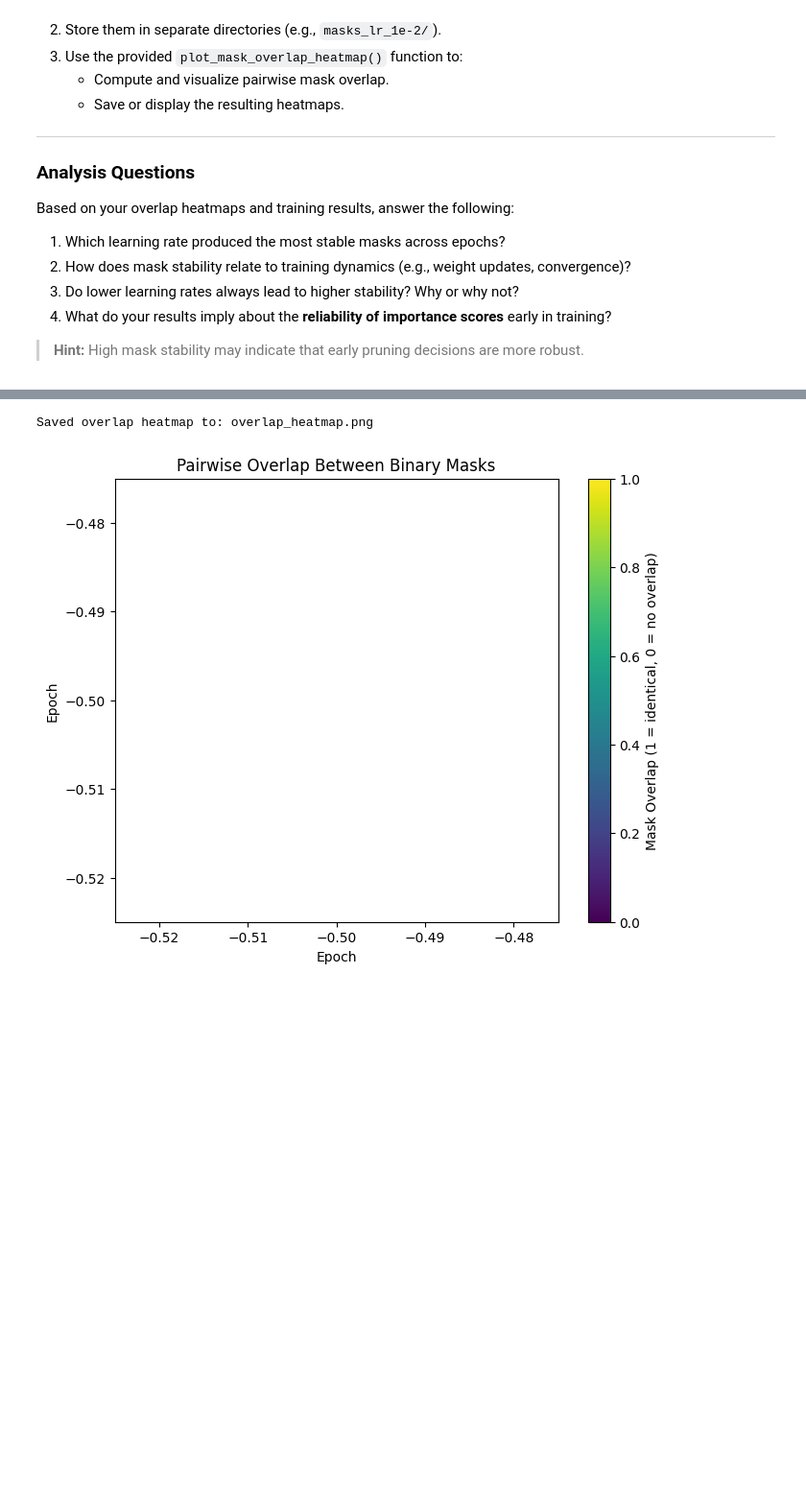
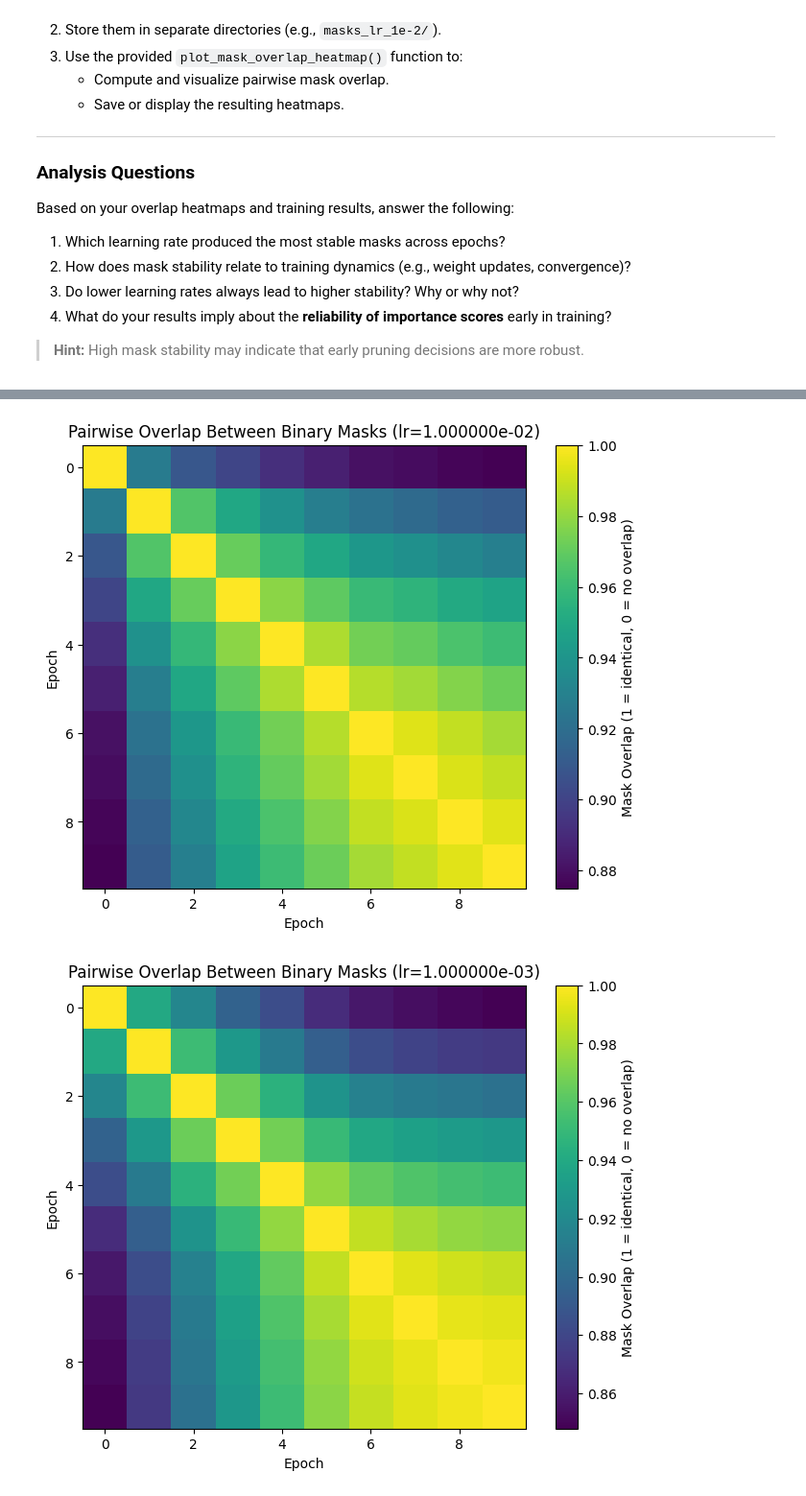
Before and after one commit to saadam1n/CS4803-EML, a Jupyter notebook: lab1/lab1_task2_Saad_Amin.ipynb, the cells around one changed output, grey strips where cells are left out. Shown at 96% size. Saved outputs shown, nothing was run; the diff lists cells and outputs as text; code cells hidden in the pictures; blank space fills up the shorter version.

```diff
--- a/lab1/lab1_task2_Saad_Amin.ipynb
+++ b/lab1/lab1_task2_Saad_Amin.ipynb
@@ -773,5 +773,10 @@ def train(num_epochs=10, lr=1e-3, weight_decay=1e-4):
 
         print(f"Epoch [{epoch+1:3d}] | Train Loss: {running_loss / len(train_loader):.4f} | LR: {scheduler.get_last_lr()[0]:.6f}")
 
-train()
+for lr in [1e-2, 1e-3, 1e-4, 1e-5]:
+    print(f"TESTING LR={lr}")
+
+    train(lr=lr)
+
+    print("\n\n\n")
 # %% [output]
@@ -782,7 +803,7 @@ import matplotlib.pyplot as plt
 import os
 from glob import glob
 
-def plot_mask_overlap_heatmap(mask_dir, output_path=None):
+def plot_mask_overlap_heatmap(lr, output_path=None):
     """
     Loads all per-epoch mask files (mask_epoch_*.npy), computes pairwise
     overlap (1 - Hamming distance), and plots a standardized heatmap.
@@ -792,6 +813,7 @@ def plot_mask_overlap_heatmap(mask_dir, output_path=None):
         output_path (str): Optional path to save the heatmap image.
     """
     # Load all mask_epoch_*.npy files
+    mask_dir = f"./data/lr-{lr:e}/"
     mask_files = sorted(glob(os.path.join(mask_dir, 'mask_epoch_*.npy')))
     masks = [np.load(f).astype(bool).flatten() for f in mask_files]
     num_epochs = len(masks)
@@ -808,15 +830,16 @@ def plot_mask_overlap_heatmap(mask_dir, output_path=None):
     plt.colorbar(label="Mask Overlap (1 = identical, 0 = no overlap)")
     plt.xlabel("Epoch")
     plt.ylabel("Epoch")
-    plt.title("Pairwise Overlap Between Binary Masks")
+    plt.title(f"Pairwise Overlap Between Binary Masks (lr={lr:1e})")
 
     if output_path:
         plt.savefig(output_path, bbox_inches='tight')
         print(f"Saved overlap heatmap to: {output_path}")
     else:
         plt.show()
-# %%
-plot_mask_overlap_heatmap('./mask_logs', output_path='overlap_heatmap.png')
-# %% [output]
-Saved overlap heatmap to: overlap_heatmap.png
-[figure, removed]
+# %%
+for lr in [1e-2, 1e-3, 1e-4, 1e-5]:
+    plot_mask_overlap_heatmap(lr)
+# %% [output]
+[figure, added]
+[figure, added]
```
Also changed, not shown: parts of 2 cells of this notebook.
